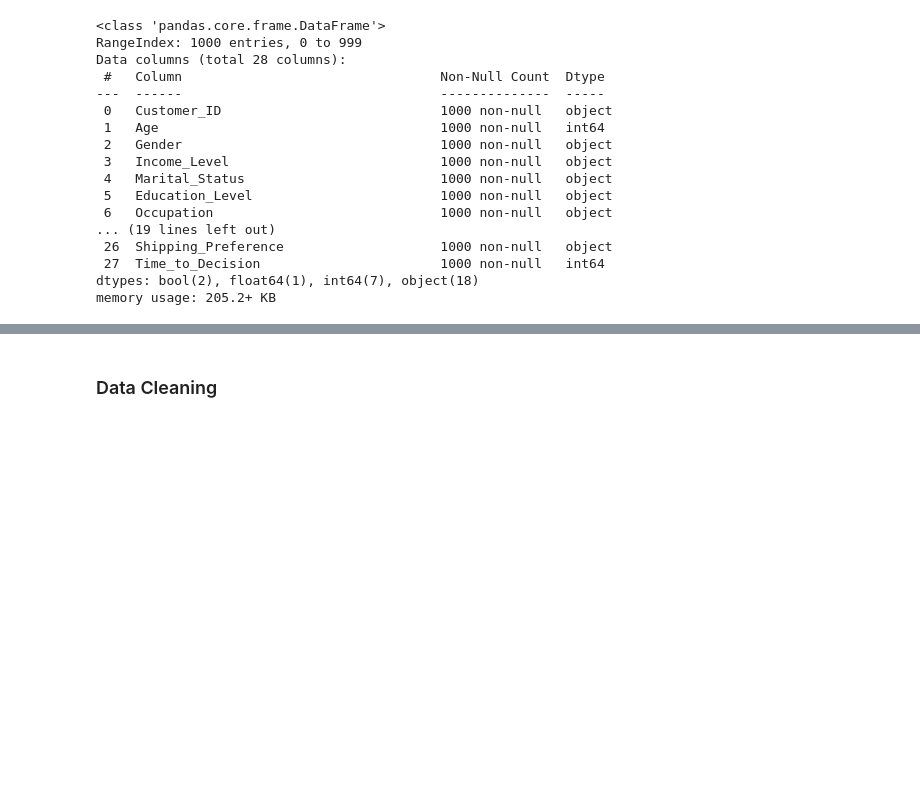
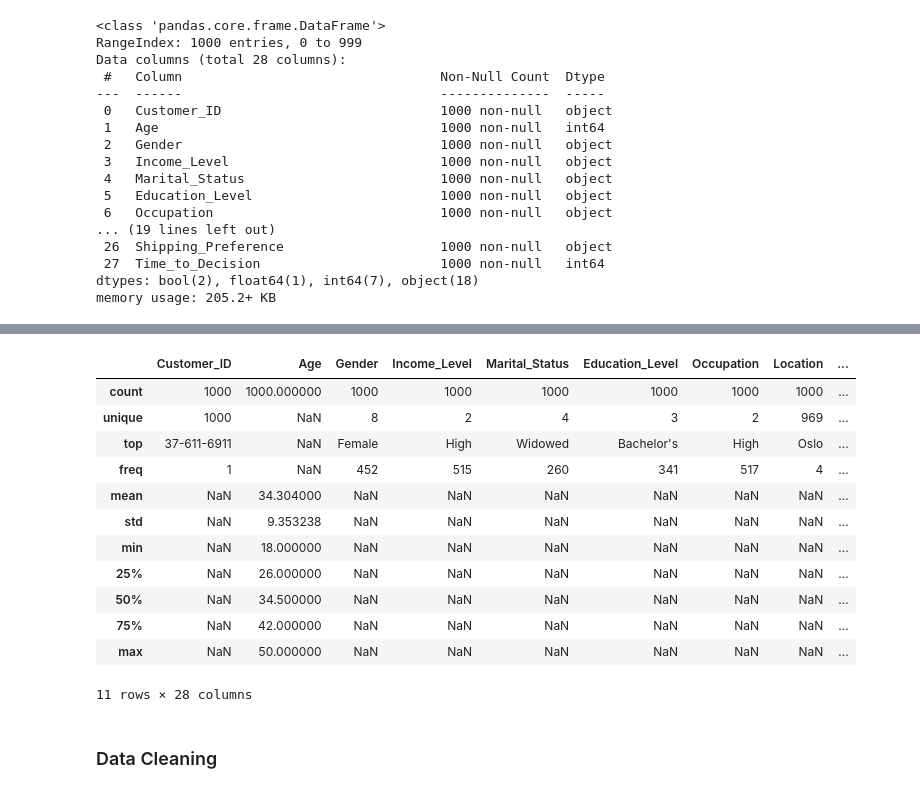
Before and after one commit to codeteme/IDS706_ConsumerBehavior_Analysis, a Jupyter notebook: src/main.ipynb, the cells around one changed output, grey strips where cells are left out. Drawn from its saved outputs; the diff is of its cells as text; code cells hidden in the pictures; blank space fills up the shorter version.

```diff
--- a/src/main.ipynb
+++ b/src/main.ipynb
@@ -63,2 +51,18 @@ data.describe()
+# %%
+data.describe(include='all')
+# %% [output]
+|  | Customer_ID | Age | Gender | Income_Level | Marital_Status | Education_Level | Occupation | Location | ... |
+| count | 1000 | 1000.000000 | 1000 | 1000 | 1000 | 1000 | 1000 | 1000 | ... |
+| unique | 1000 | NaN | 8 | 2 | 4 | 3 | 2 | 969 | ... |
+| top | 37-611-6911 | NaN | Female | High | Widowed | Bachelor's | High | Oslo | ... |
+| freq | 1 | NaN | 452 | 515 | 260 | 341 | 517 | 4 | ... |
+| mean | NaN | 34.304000 | NaN | NaN | NaN | NaN | NaN | NaN | ... |
+| std | NaN | 9.353238 | NaN | NaN | NaN | NaN | NaN | NaN | ... |
+| min | NaN | 18.000000 | NaN | NaN | NaN | NaN | NaN | NaN | ... |
+| 25% | NaN | 26.000000 | NaN | NaN | NaN | NaN | NaN | NaN | ... |
+| 50% | NaN | 34.500000 | NaN | NaN | NaN | NaN | NaN | NaN | ... |
+| 75% | NaN | 42.000000 | NaN | NaN | NaN | NaN | NaN | NaN | ... |
+| max | NaN | 50.000000 | NaN | NaN | NaN | NaN | NaN | NaN | ... |
+11 rows × 28 columns
 # %% [markdown]
 ### Data Cleaning
```
Also changed, not shown: parts of 41 cells of this notebook, 1 other file.
